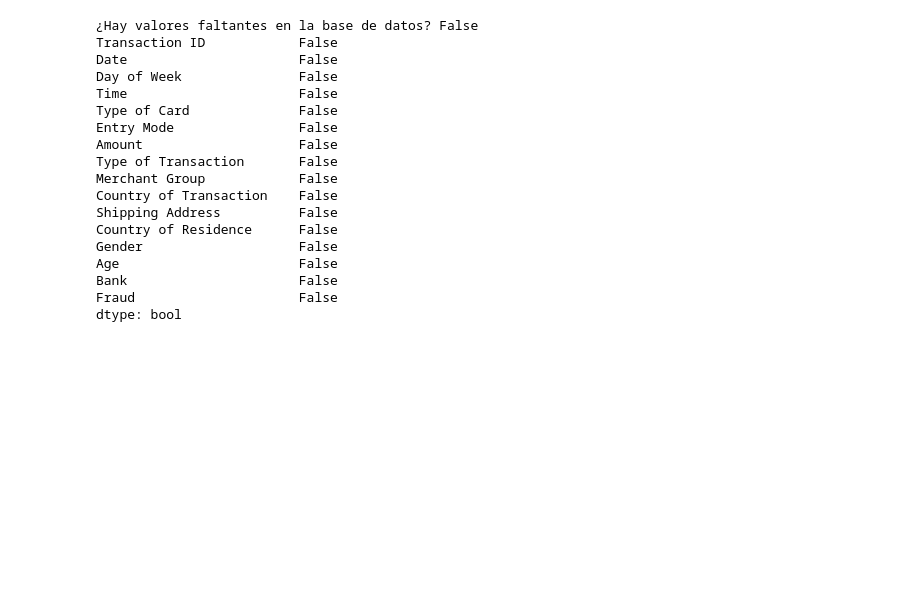
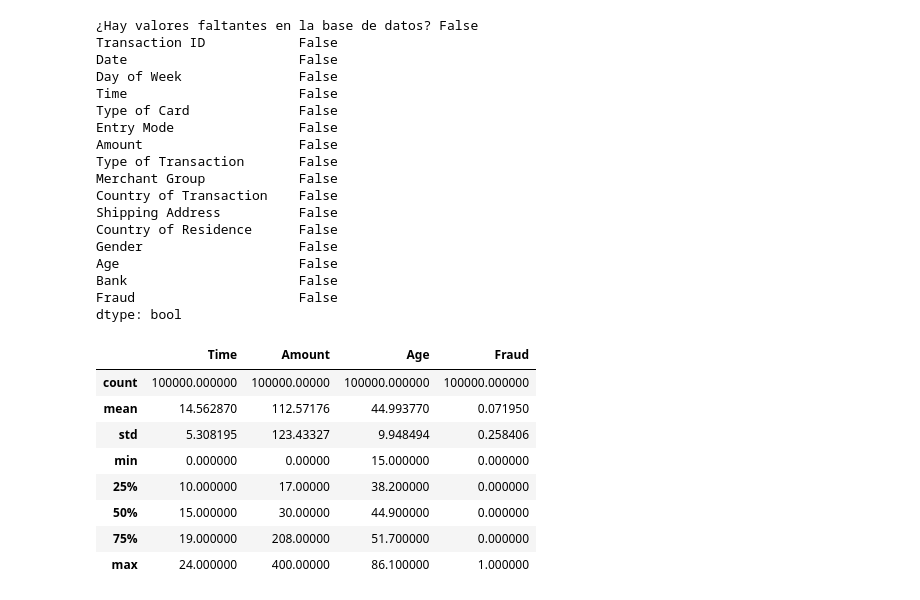
Before and after one commit to Piter3214/p_ia, a Jupyter notebook: Proyecto_ia.ipynb, the cells around one changed output. Drawn from its saved outputs; the diff is of its cells as text; code cells hidden in the pictures; blank space fills up the shorter version.

```diff
--- a/Proyecto_ia.ipynb
+++ b/Proyecto_ia.ipynb
@@ -176,3 +181,15 @@ Age                       False
 Bank                      False
 Fraud                     False
 dtype: bool
+# %%
+df.describe()
+# %% [output]
+|  | Time | Amount | Age | Fraud |
+| count | 100000.000000 | 100000.00000 | 100000.000000 | 100000.000000 |
+| mean | 14.562870 | 112.57176 | 44.993770 | 0.071950 |
+| std | 5.308195 | 123.43327 | 9.948494 | 0.258406 |
+| min | 0.000000 | 0.00000 | 15.000000 | 0.000000 |
+| 25% | 10.000000 | 17.00000 | 38.200000 | 0.000000 |
+| 50% | 15.000000 | 30.00000 | 44.900000 | 0.000000 |
+| 75% | 19.000000 | 208.00000 | 51.700000 | 0.000000 |
+| max | 24.000000 | 400.00000 | 86.100000 | 1.000000 |
```
Also changed, not shown: parts of 5 cells of this notebook.
